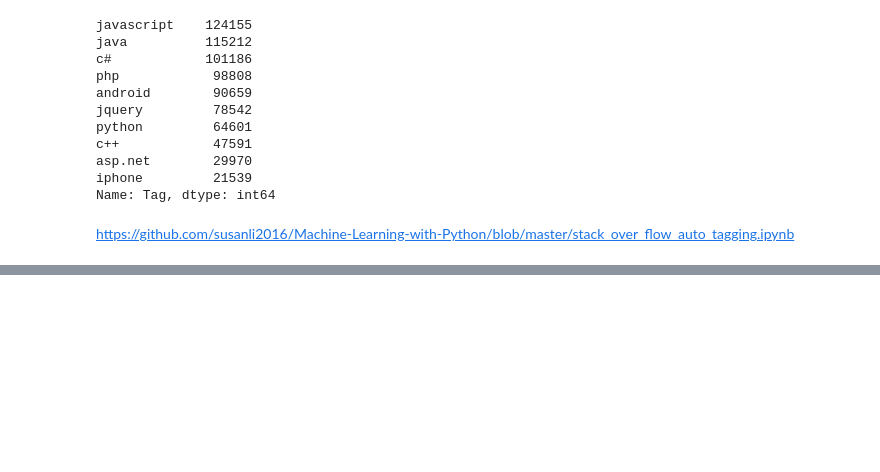
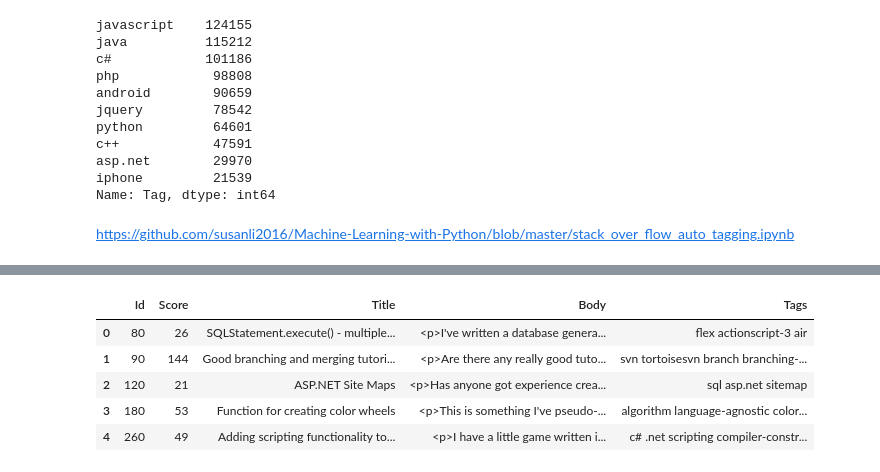
Before and after one commit to sprerak48/Autonomous-tagging-using-Deep-Learning, a Jupyter notebook: AT.ipynb, the cells around one changed output, grey strips where cells are left out. Cells and saved outputs as stored; diff of their text form; code cells hidden in the pictures; blank space fills up the shorter version.

```diff
--- a/AT.ipynb
+++ b/AT.ipynb
@@ -898,3 +886,7 @@ iphone         21539
 Name: Tag, dtype: int64
 # %% [markdown]
 https://github.com/susanli2016/Machine-Learning-with-Python/blob/master/stack_over_flow_auto_tagging.ipynb
+# %%
+import pandas as pd
+df = pd.read_csv("../content/Questions.csv", encoding="ISO-8859-1")
+tags = pd.read_csv("../content/Tags.csv", encoding="ISO-8859-1", dtype={'Tag': str})
@@ -900,0 +916,11 @@ https://github.com/susanli2016/Machine-Learning-with-Python/blob/master/stack_ov
+# %%
+df.drop(columns=['OwnerUserId', 'CreationDate', 'ClosedDate'], inplace=True)
+df = df.merge(grouped_tags_final, on='Id')
+df.head(5)
+# %% [output]
+|  | Id | Score | Title | Body | Tags |
+| 0 | 80 | 26 | SQLStatement.execute() - multiple... | <p>I've written a database genera... | flex actionscript-3 air |
+| 1 | 90 | 144 | Good branching and merging tutori... | <p>Are there any really good tuto... | svn tortoisesvn branch branching-... |
+| 2 | 120 | 21 | ASP.NET Site Maps | <p>Has anyone got experience crea... | sql asp.net sitemap |
+| 3 | 180 | 53 | Function for creating color wheels | <p>This is something I've pseudo-... | algorithm language-agnostic color... |
+| 4 | 260 | 49 | Adding scripting functionality to... | <p>I have a little game written i... | c# .net scripting compiler-constr... |
```
Also changed, not shown: parts of 46 cells of this notebook.
